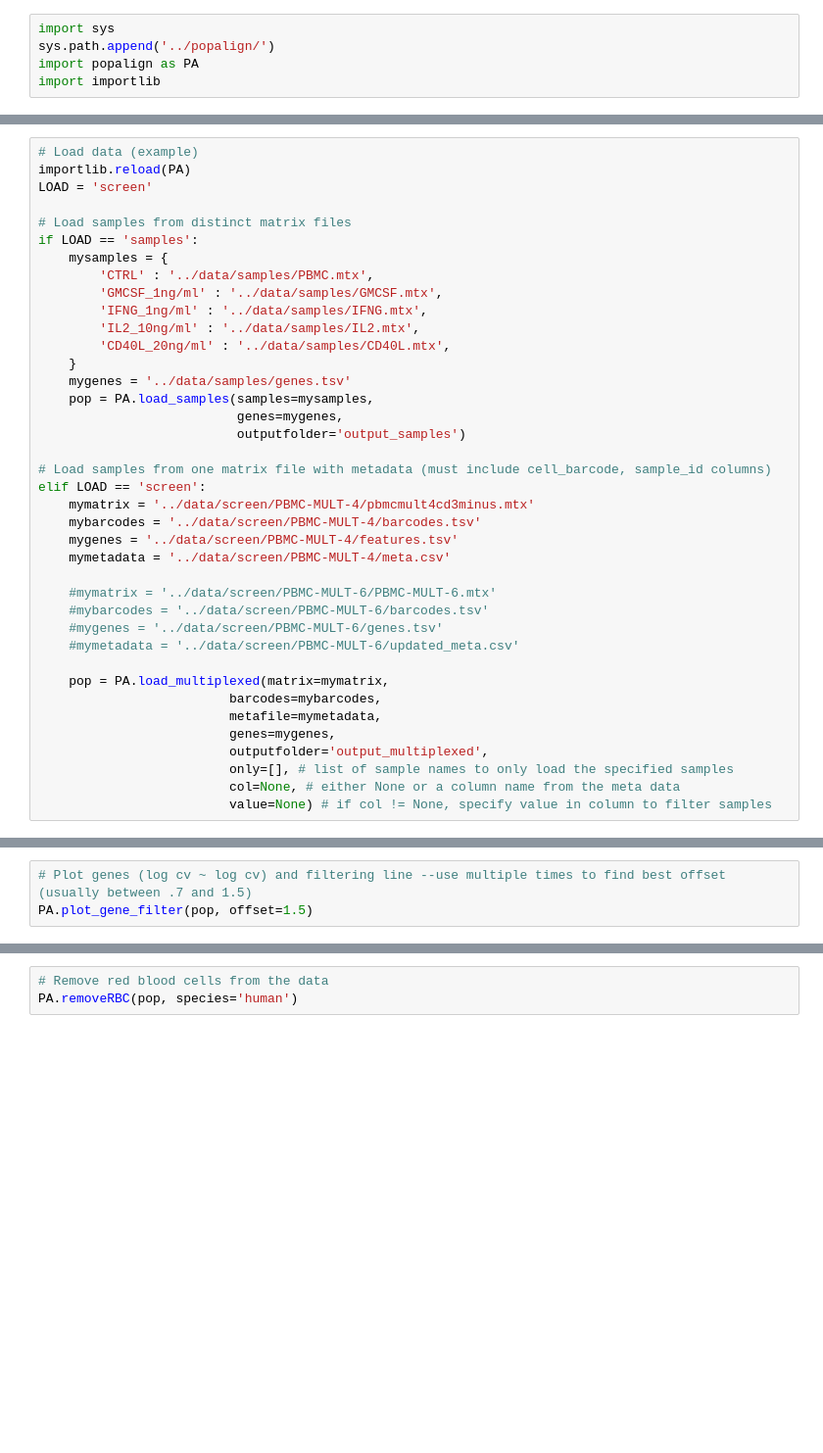
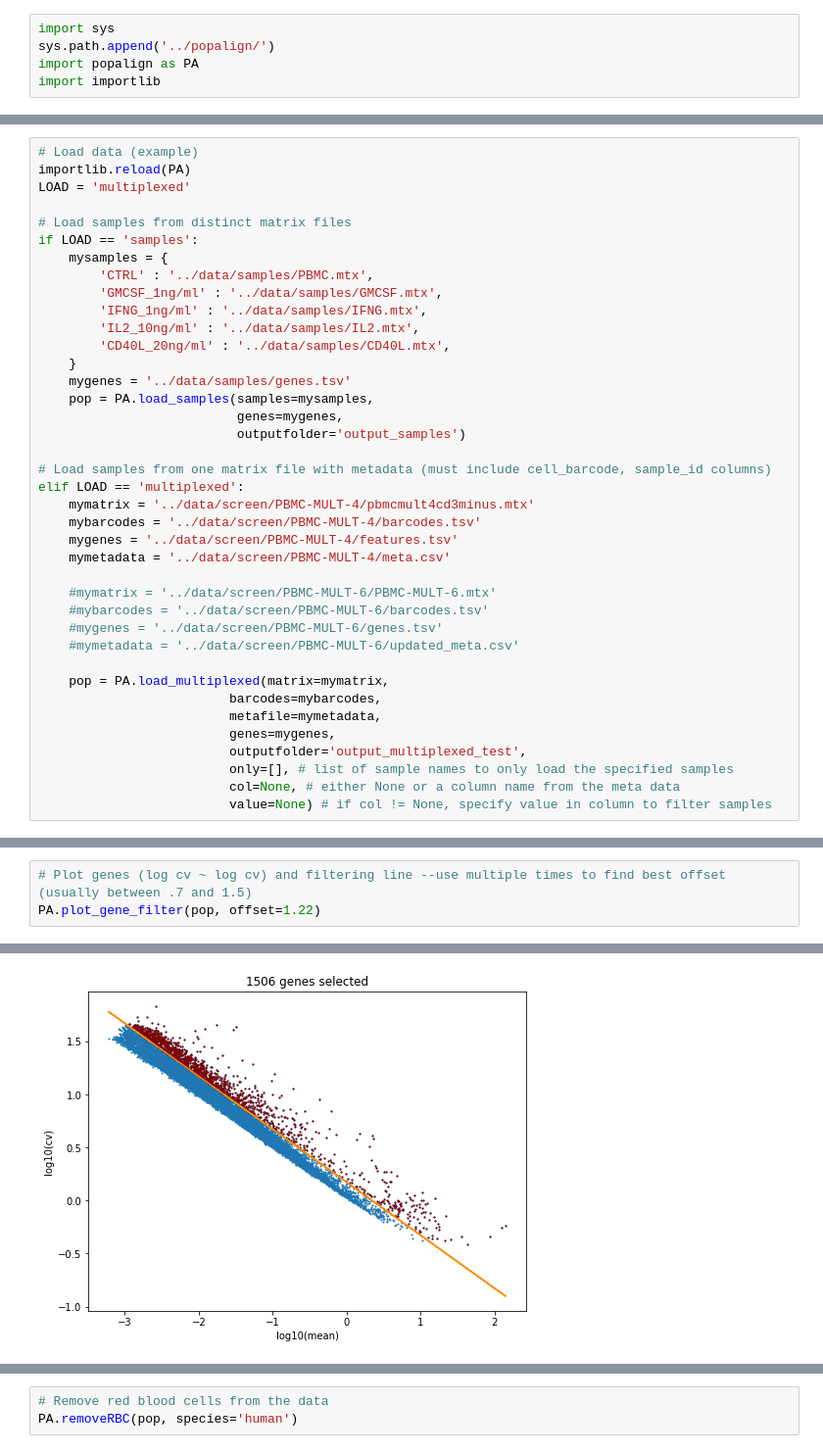
Before and after one commit to thomsonlab/popalign, a Jupyter notebook: examples/popalign.ipynb, the cells around one changed output, grey strips where cells are left out. Shown at 98% size. Cells and saved outputs as stored; diff of their text form; blank space fills up the shorter version.

```diff
--- a/examples/popalign.ipynb
+++ b/examples/popalign.ipynb
@@ -8,7 +14,7 @@ PA.__file__
 # %%
 # Load data (example)
 importlib.reload(PA)
-LOAD = 'screen'
+LOAD = 'multiplexed'
 
 # Load samples from distinct matrix files
 if LOAD == 'samples':
@@ -25,7 +31,7 @@ if LOAD == 'samples':
                           outputfolder='output_samples')
 
 # Load samples from one matrix file with metadata (must include cell_barcode, sample_id columns)
-elif LOAD == 'screen':
+elif LOAD == 'multiplexed':
     mymatrix = '../data/screen/PBMC-MULT-4/pbmcmult4cd3minus.mtx'
     mybarcodes = '../data/screen/PBMC-MULT-4/barcodes.tsv'
     mygenes = '../data/screen/PBMC-MULT-4/features.tsv'
@@ -40,7 +46,7 @@ elif LOAD == 'screen':
                          barcodes=mybarcodes,
                          metafile=mymetadata,
                          genes=mygenes,
-                         outputfolder='output_multiplexed',
+                         outputfolder='output_multiplexed_test',
                          only=[], # list of sample names to only load the specified samples
                          col=None, # either None or a column name from the meta data
                          value=None) # if col != None, specify value in column to filter samples
@@ -51,3 +62,4 @@ PA.normalize(pop, scaling_factor=None)
 # %%
 # Plot genes (log cv ~ log cv) and filtering line --use multiple times to find best offset (usually between .7 and 1.5)
-PA.plot_gene_filter(pop, offset=1.5)
+PA.plot_gene_filter(pop, offset=1.22)
+# %% [output]
@@ -54,3 +67,4 @@ PA.plot_gene_filter(pop, offset=1.5)
+[figure, added]
 # %%
 # Gene filter the data with the last offset value used in the previous step
 PA.filter(pop, remove_ribsomal=True)
```
Also changed, not shown: parts of 29 cells of this notebook, 1 other file.
